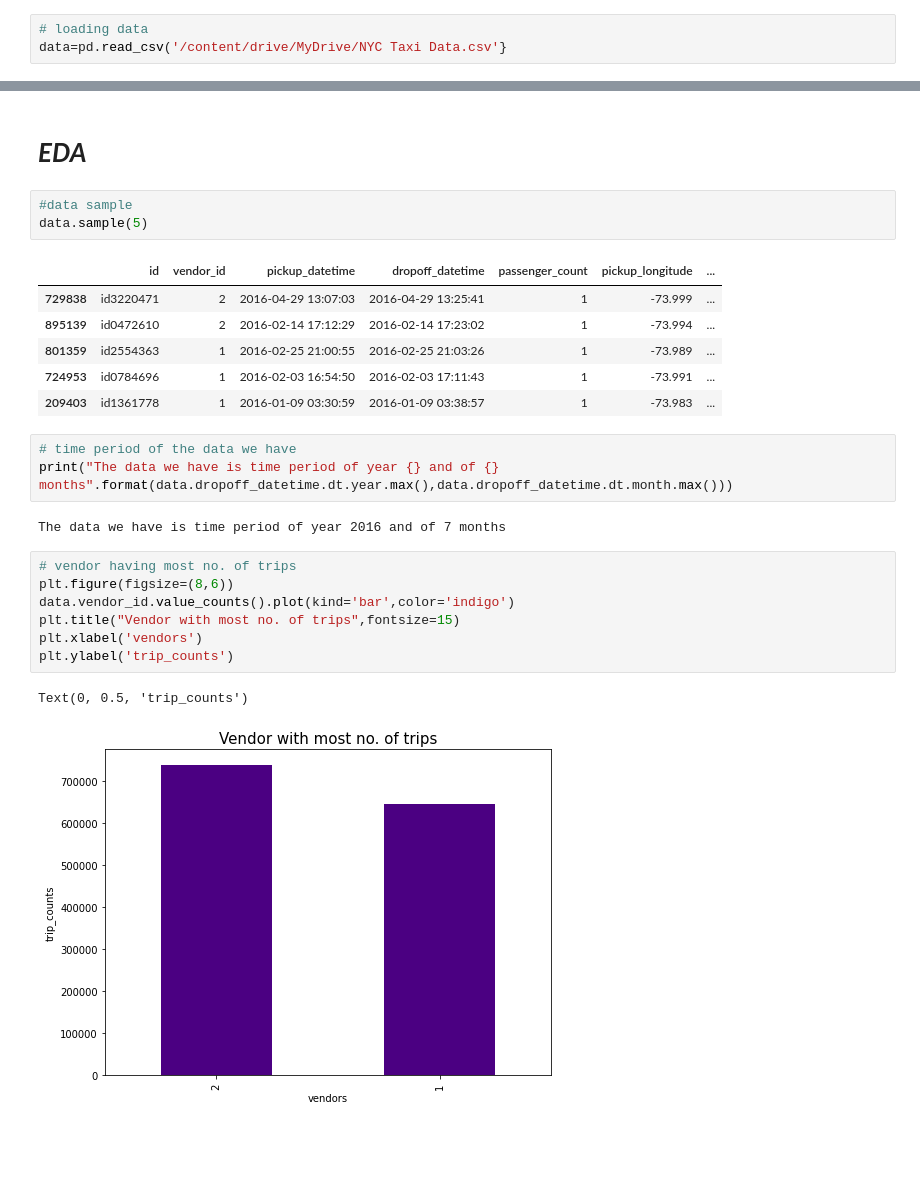
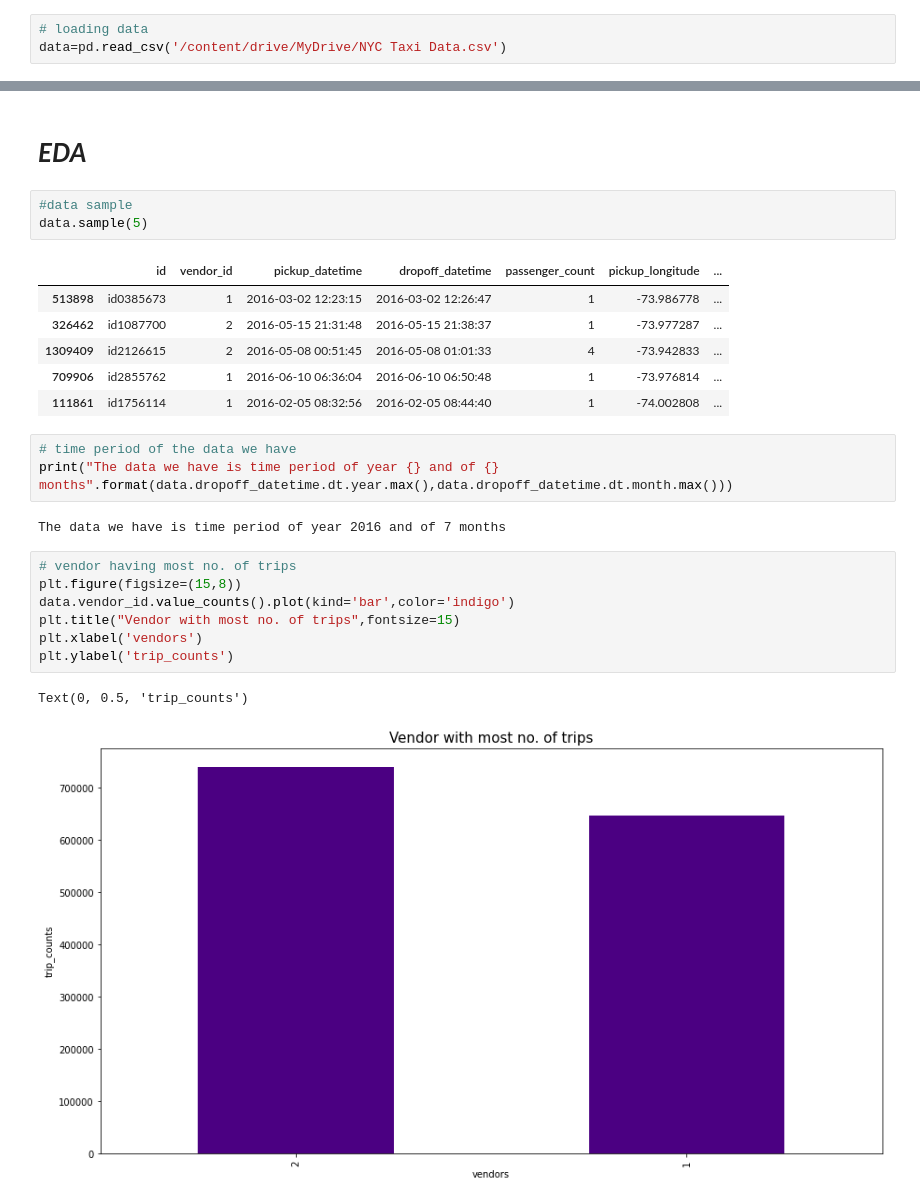
Before and after one commit to ajayn3300/NYC-_Taxi_Trip_Time-Prediction---Regression, a Jupyter notebook: NYC_Taxi_Trip_Time_Prediction_Capstone_Project.ipynb, the cells around one changed output, grey strips where cells are left out. Drawn from its saved outputs; the diff is of its cells as text; blank space fills up the shorter version.

```diff
--- a/NYC_Taxi_Trip_Time_Prediction_Capstone_Project.ipynb
+++ b/NYC_Taxi_Trip_Time_Prediction_Capstone_Project.ipynb
@@ -42,7 +42,7 @@ import matplotlib.pyplot as plt
 import seaborn as sns
 # %%
 # loading data
-data=pd.read_csv('/content/drive/MyDrive/NYC Taxi Data.csv'}
+data=pd.read_csv('/content/drive/MyDrive/NYC Taxi Data.csv')
 # %%
 # data sample
 data.sample(3)
@@ -215,11 +215,11 @@ dtype: int64
 data.sample(5)
 # %% [output]
 |  | id | vendor_id | pickup_datetime | dropoff_datetime | passenger_count | pickup_longitude | ... |
-| 729838 | id3220471 | 2 | 2016-04-29 13:07:03 | 2016-04-29 13:25:41 | 1 | -73.999 | ... |
-| 895139 | id0472610 | 2 | 2016-02-14 17:12:29 | 2016-02-14 17:23:02 | 1 | -73.994 | ... |
-| 801359 | id2554363 | 1 | 2016-02-25 21:00:55 | 2016-02-25 21:03:26 | 1 | -73.989 | ... |
-| 724953 | id0784696 | 1 | 2016-02-03 16:54:50 | 2016-02-03 17:11:43 | 1 | -73.991 | ... |
-| 209403 | id1361778 | 1 | 2016-01-09 03:30:59 | 2016-01-09 03:38:57 | 1 | -73.983 | ... |
+| 513898 | id0385673 | 1 | 2016-03-02 12:23:15 | 2016-03-02 12:26:47 | 1 | -73.986778 | ... |
+| 326462 | id1087700 | 2 | 2016-05-15 21:31:48 | 2016-05-15 21:38:37 | 1 | -73.977287 | ... |
+| 1309409 | id2126615 | 2 | 2016-05-08 00:51:45 | 2016-05-08 01:01:33 | 4 | -73.942833 | ... |
+| 709906 | id2855762 | 1 | 2016-06-10 06:36:04 | 2016-06-10 06:50:48 | 1 | -73.976814 | ... |
+| 111861 | id1756114 | 1 | 2016-02-05 08:32:56 | 2016-02-05 08:44:40 | 1 | -74.002808 | ... |
 # %%
 # time period of the data we have
 print("The data we have is time period of year {} and of {} months".format(data.dropoff_datetime.dt.year.max(),data.dropoff_datetime.dt.month.max()))
@@ -227,13 +227,13 @@ print("The data we have is time period of year {} and of {} months".format(data.
 The data we have is time period of year 2016 and of 7 months
 # %%
 # vendor having most no. of trips
-plt.figure(figsize=(8,6))
+plt.figure(figsize=(15,8))
 data.vendor_id.value_counts().plot(kind='bar',color='indigo')
 plt.title("Vendor with most no. of trips",fontsize=15)
 plt.xlabel('vendors')
 plt.ylabel('trip_counts')
 # %% [output]
 Text(0, 0.5, 'trip_counts')
-[figure, old version]
+[figure, new version]
 # %%
 # vendor having most no. of passengers till date
```
Also changed, not shown: parts of 9 cells of this notebook.
